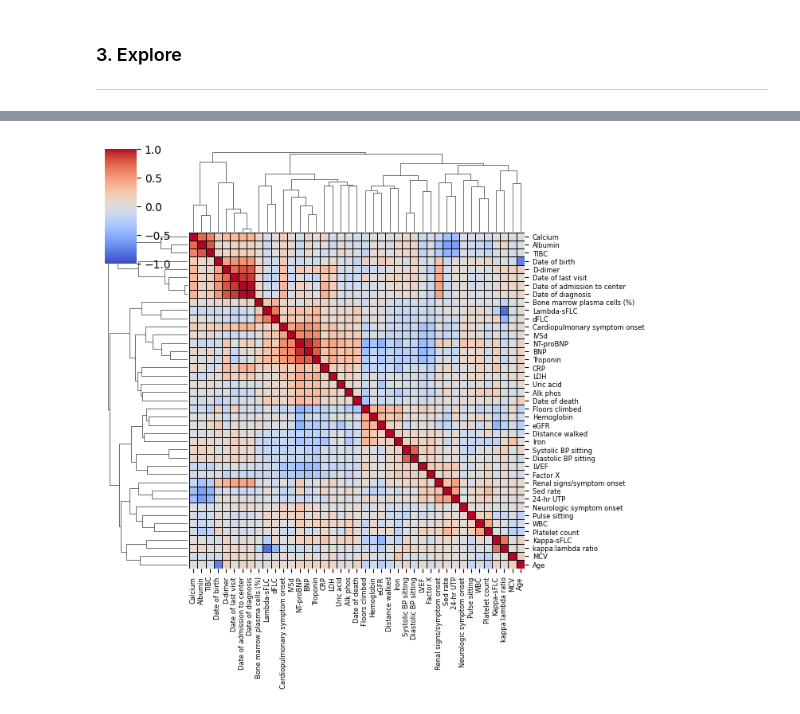
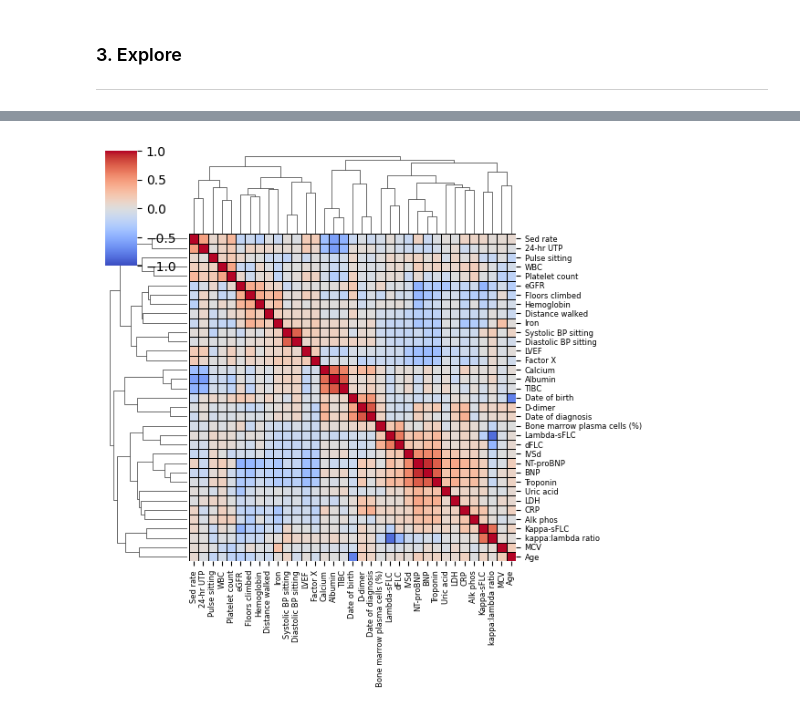
Before and after one commit to shankara-a/amyloidosis_bmc_2023, a Jupyter notebook: 01_process.ipynb, the cells around one changed output, grey strips where cells are left out. Drawn from its saved outputs; the diff is of its cells as text; code cells hidden in the pictures.

```diff
--- a/01_process.ipynb
+++ b/01_process.ipynb
@@ -66,6 +66,10 @@ amyloid.qvars[amyloid.qvars.index("Creatinine")] = "eGFR"
 data_df['status'] = np.where(data_df['Date of death'].notna(), 1, 0)
 data_df['time'] = data_df[['Date of death','Date of last visit']].max(axis=1) - data_df['Date of diagnosis']
 data_df['time'] = data_df['time'] / pd.Timedelta(days=30)
+
+
+# Add Eras
+data_df["Era"] = data_df["Date of diagnosis"].apply(lambda x: utils.get_eras(x))
 # %% [markdown]
 ### 2. Prep Treatments
 ---
@@ -115,3 +119,6 @@ AL_df = data_df[data_df['Amyloid type'] == "AL"]
 
 # Select for ones we know the LC isotype
 AL_df = AL_df[AL_df['Kappa or lambda PCD'].notna()]
+
+# Filter for rationale TTE
+AL_df = AL_df[AL_df["time"] > 0]
@@ -118,23 +130,23 @@ AL_df = AL_df[AL_df['Kappa or lambda PCD'].notna()]
 # %%
 clustermap = sns.clustermap(
-    AL_df[amyloid.qvars + amyloid.dates + ['Age']].corr('spearman'),
+    AL_df[amyloid.qvars + ["Date of diagnosis","Date of birth"] + ['Age']].corr('spearman'),
     xticklabels=True,
     yticklabels=True,
     cmap='coolwarm',
     vmin=-1,
     vmax=1,
     linecolor='k',
     linewidths=0.5,
-    figsize=(8,8),
+    figsize=(7,7),
     #col_label_kws={'fontsize': 12}
 )
 
 _ = clustermap.ax_heatmap.set_xticklabels(clustermap.ax_heatmap.get_xticklabels(), fontsize=6)
 _ = clustermap.ax_heatmap.set_yticklabels(clustermap.ax_heatmap.get_yticklabels(), fontsize=6)
 
 plt.savefig("figures/spearman_corr_clustermap.pdf", dpi=200, bbox_inches="tight")
 # %% [output]
-[figure, old version]
+[figure, new version]
 # %%
 plot.missing_barplot(AL_df[amyloid.qvars + amyloid.catvars], figsize=(3,12))
 plt.savefig("figures/missing_variables.pdf", dpi=200, bbox_inches="tight")
```
Also changed, not shown: parts of 6 cells of this notebook, 8 other files.
